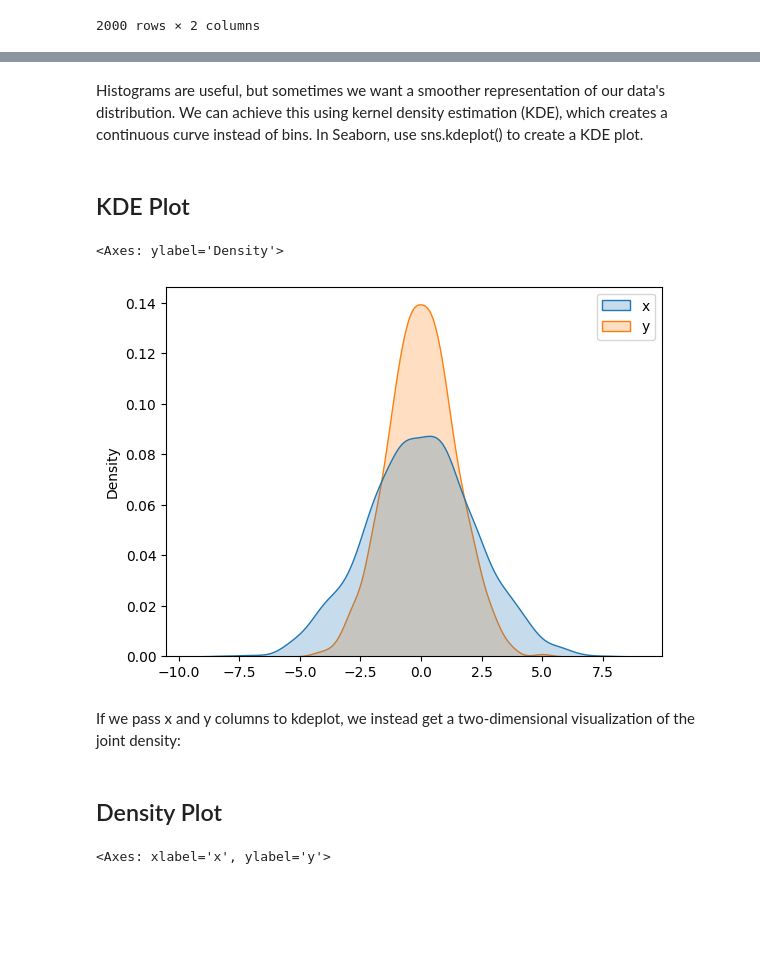
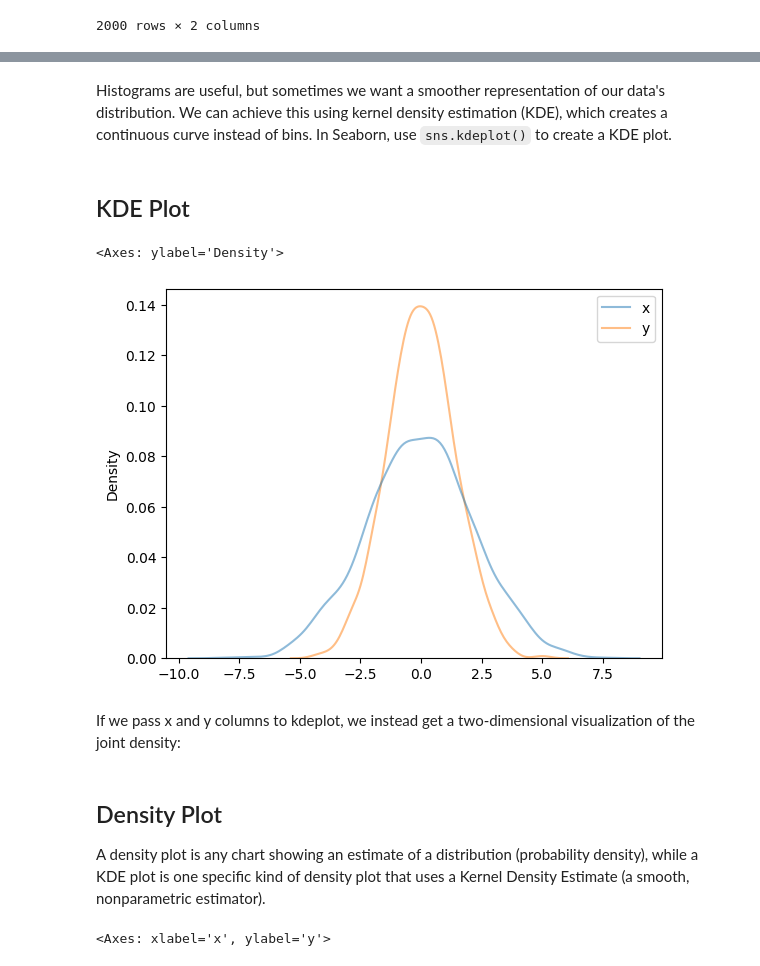
Before and after one commit to tychen742/thinkdsm, a Jupyter notebook: chapters/06-visualization/0606-vis-sns-intro.ipynb, the cells around one changed output, grey strips where cells are left out. Saved outputs shown, nothing was run; the diff lists cells and outputs as text; code cells hidden in the pictures; blank space fills up the shorter version.

```diff
--- a/chapters/06-visualization/0606-vis-sns-intro.ipynb
+++ b/chapters/06-visualization/0606-vis-sns-intro.ipynb
@@ -167,19 +215,21 @@ for col in 'xy':
 # %% [markdown]
-Histograms are useful, but sometimes we want a smoother representation of our data's distribution. We can achieve this using kernel density estimation (KDE), which creates a continuous curve instead of bins. In Seaborn, use sns.kdeplot() to create a KDE plot.
+Histograms are useful, but sometimes we want a smoother representation of our data's distribution. We can achieve this using kernel density estimation (KDE), which creates a continuous curve instead of bins. In Seaborn, use `sns.kdeplot()` to create a KDE plot.
 # %% [markdown]
 ## KDE Plot
 # %%
 ### by default, line plot
 
-sns.kdeplot(data=data, fill=True)
+# sns.kdeplot(data=data, fill=True, alpha=0.5)
+sns.kdeplot(data=data, alpha=0.5)
 # %% [output]
 <Axes: ylabel='Density'>
-[figure, old version]
+[figure, new version]
 # %% [markdown]
 If we pass x and y columns to kdeplot, we instead get a two-dimensional visualization
 of the joint density:
 # %% [markdown]
 ## Density Plot
+A density plot is any chart showing an estimate of a distribution (probability density), while a KDE plot is one specific kind of density plot that uses a Kernel Density Estimate (a smooth, nonparametric estimator).
 # %%
 ### kde plot with x and y
 
```
Also changed, not shown: parts of 31 cells of this notebook.
